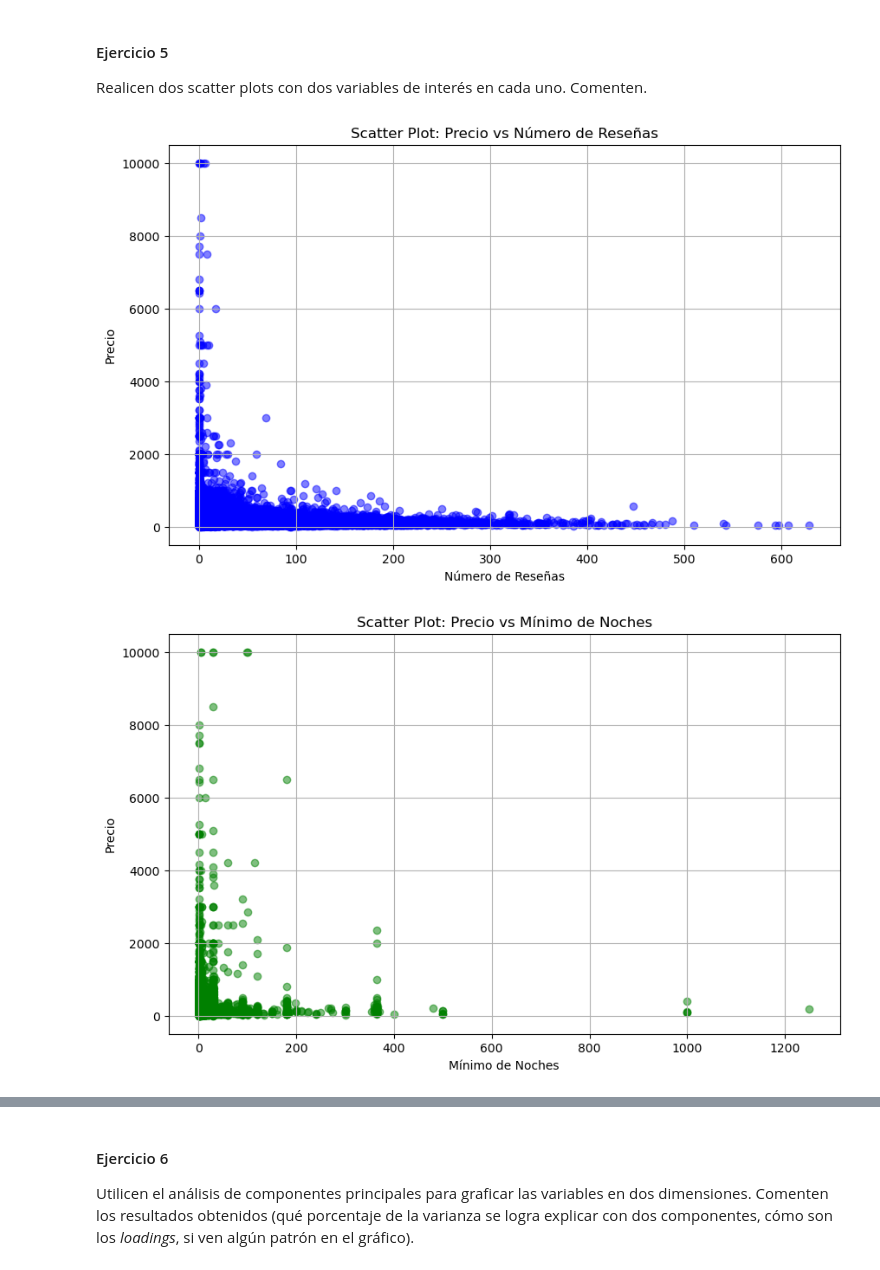
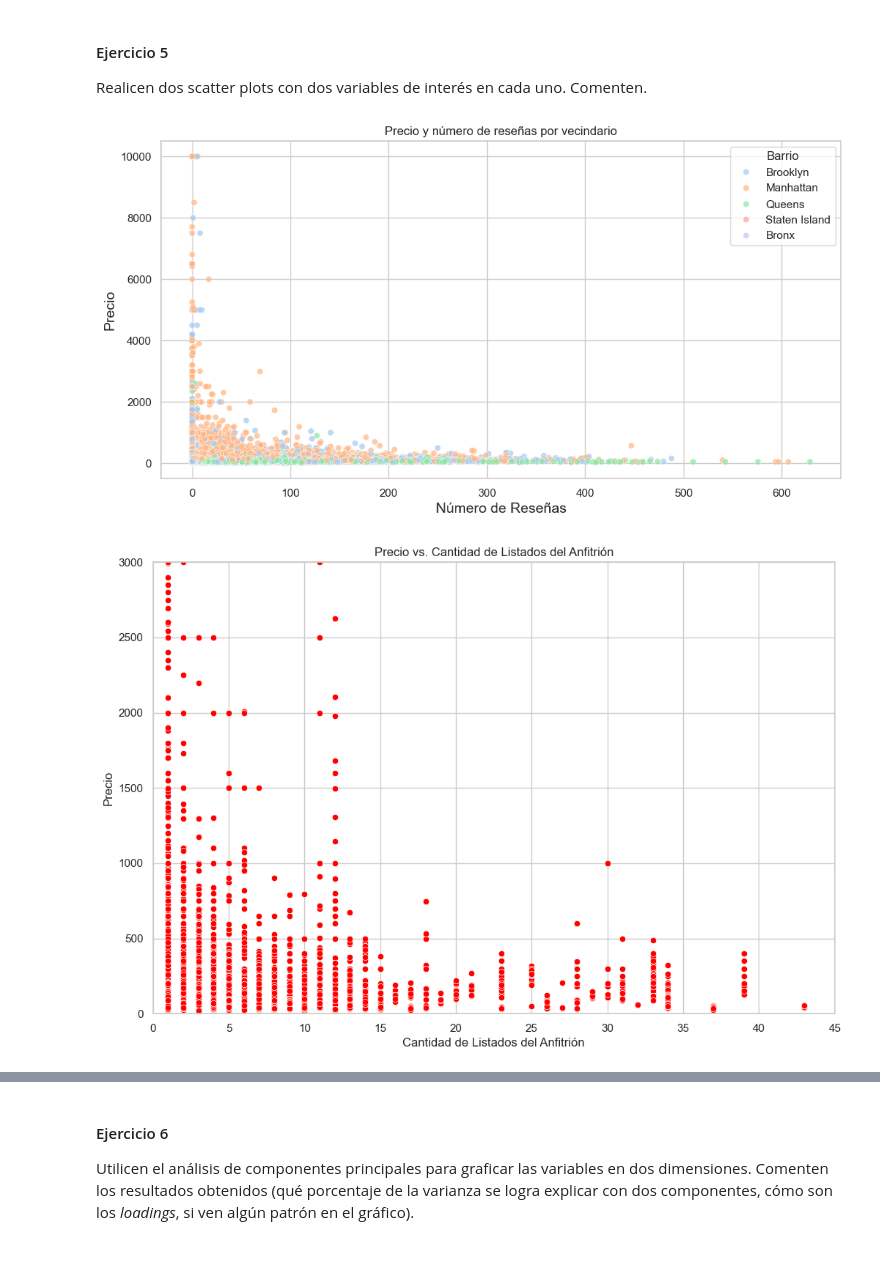
Before and after one commit to miligarofalo/CC408-T2-1, a Jupyter notebook: TP2/TP2.ipynb, the cells around one changed output, grey strips where cells are left out. Cells and saved outputs as stored; diff of their text form; code cells hidden in the pictures.

```diff
--- a/TP2/TP2.ipynb
+++ b/TP2/TP2.ipynb
@@ -98,11 +129,13 @@ NameError: name 'outliers_multiple_indices' is not defined
 # %%
-# Cantidad de oferentes por “Neighbourhood group”.
+#Agrupamos por barrio con merge y agregamos la columna offer group
+offer_counts = df_airbnb.groupby('neighbourhood_group').size().reset_index(name='offer_count')
 
-offer_counts = df_airbnb.groupby('neighbourhood_group').size().reset_index(name='offer_group')
-
-# Paso 2: Unir los conteos al DataFrame original
+# 2. Realizar un merge para añadir la columna 'offer group' al DataFrame original
 df_airbnb = df_airbnb.merge(offer_counts, on='neighbourhood_group', how='left')
 
-# Mostrar el DataFrame resultante
-print(df_airbnb[['neighbourhood_group', 'offer_group']].head())
+# Renombrar la columna a 'offer group' para claridad
+df_airbnb.rename(columns={'offer_count': 'offer_group'}, inplace=True)
+
+# Mostrar el DataFrame con la nueva columna
+df_airbnb.head()
 # %% [output]
@@ -140,0 +155,5 @@ offer_group_y                          -0.113445       1.000000       1.000000
+# %%
+# Aplicar codificación one-hot para neighbourhood_group y room_type
+
+df_airbnb = pd.get_dummies(df_airbnb, columns=['neighbourhood_group', 'room_type'])
+# Incluimos las variables categóricas como dummies para poder interpretar la matriz y evitar que el número les asigne un orden
@@ -258,25 +296,31 @@ Name: price, dtype: float64
 #### Ejercicio 5
 Realicen dos scatter plots con dos variables de interés en cada uno. Comenten.
 # %%
-# Resolver acá
+#comentarios sobre los scatter plots en el informe
 
-# Scatter Plot 1: Precio vs Número de Reseñas
-plt.figure(figsize=(10, 6))
-plt.scatter(df_airbnb['number_of_reviews'], df_airbnb['price'], alpha=0.5, color='blue')
-plt.title('Scatter Plot: Precio vs Número de Reseñas')
-plt.xlabel('Número de Reseñas')
-plt.ylabel('Precio')
+# Scatter Plot 1: Precio vs Número de Reseñas por Vecindario
+sns.set(style='whitegrid')
+plt.figure(figsize=(12,6))
+sns.scatterplot(data=df_graficos, x='number_of_reviews', y='price', hue='neighbourhood_group',palette= 'pastel',  alpha=0.7)
+
+plt.title('Precio y número de reseñas por vecindario')
+plt.xlabel('Número de Reseñas', fontsize=14)
+plt.ylabel('Precio', fontsize=14)
+plt.legend(title='Barrio', loc='upper right')
 plt.grid(True)
 plt.show()
 
-# Scatter Plot 2: Precio vs Mínimo de Noches
-plt.figure(figsize=(10, 6))
-plt.scatter(df_airbnb['minimum_nights'], df_airbnb['price'], alpha=0.5, color='green')
-plt.title('Scatter Plot: Precio vs Mínimo de Noches')
-plt.xlabel('Mínimo de Noches')
+# Scatter Plot 2: Precio vs Cantidad de listados del anfitrión
+plt.figure(figsize=(12, 8))
+sns.scatterplot(data=df_airbnb, x='calculated_host_listings_count', y='price', color='red')
+
+plt.title('Precio vs. Cantidad de Listados del Anfitrión')
+plt.xlabel('Cantidad de Listados del Anfitrión')
 plt.ylabel('Precio')
-plt.grid(True)
+plt.xlim(0, 45)  # Ajusta según el rango de tus datos
+plt.ylim(0, 3000)  # Ajusta según el rango de tus datos
+
 plt.show()
 # %% [output]
-[figure, old version]
+[figure, new version]
-[figure, old version]
+[figure, new version]
```
Also changed, not shown: parts of 25 cells of this notebook.
